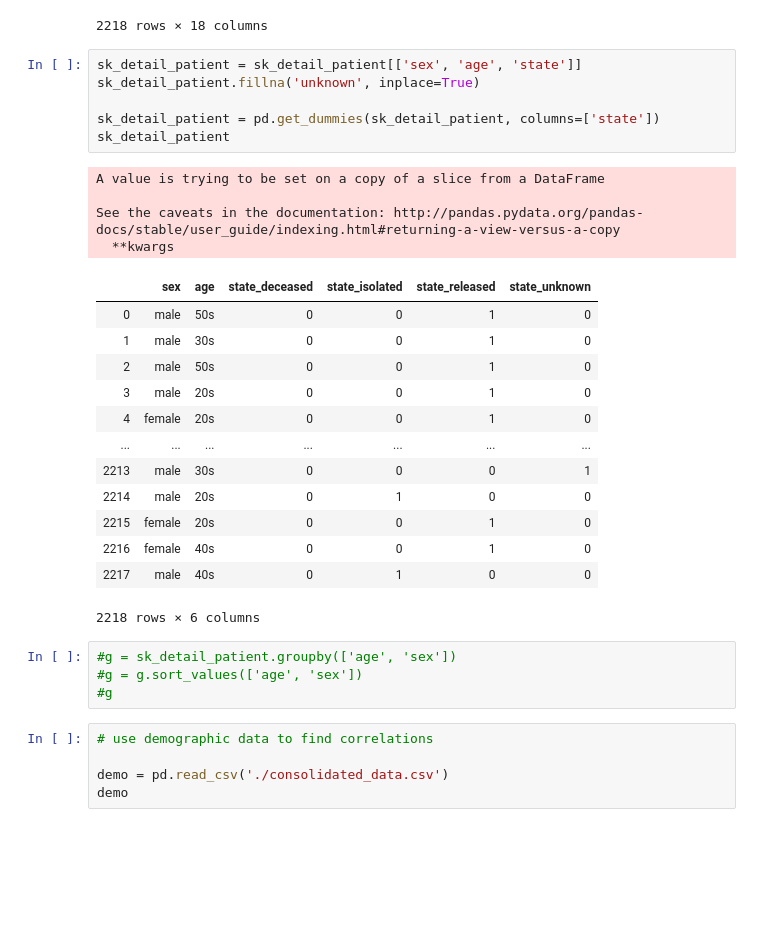
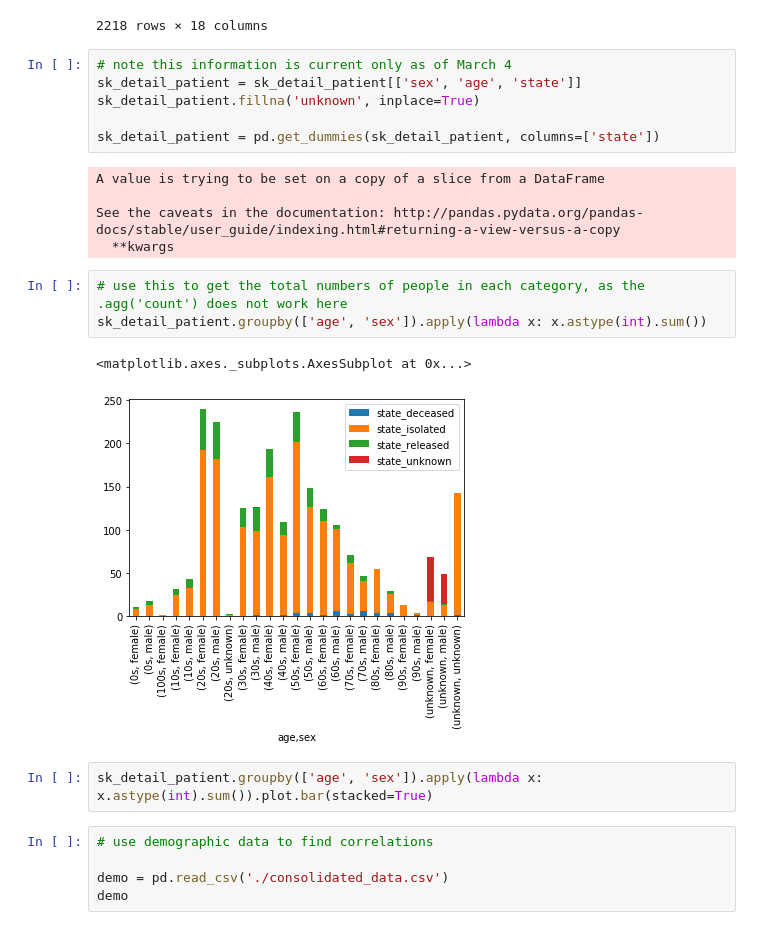
Before and after one commit to FarmageddonNow/CV19, a Jupyter notebook: CV19_Analysis.ipynb, the cells around one changed output. Cells and saved outputs as stored; diff of their text form; blank space fills up the shorter version.

Commit message:
added additional data and new notebook for SK detailed study

```diff
--- a/CV19_Analysis.ipynb
+++ b/CV19_Analysis.ipynb
@@ -284,33 +286,24 @@ sk_detail_patient
 | 2217 | 7000000004 | 5534.0 | male | 1974.0 | 40s | Korea | Jeju-do | Jeju-do | NaN | ... |
 2218 rows × 18 columns
 # %%
+# note this information is current only as of March 4
 sk_detail_patient = sk_detail_patient[['sex', 'age', 'state']]
 sk_detail_patient.fillna('unknown', inplace=True)
 
 sk_detail_patient = pd.get_dummies(sk_detail_patient, columns=['state'])
-sk_detail_patient
 # %% [output]
 A value is trying to be set on a copy of a slice from a DataFrame
 
 See the caveats in the documentation: http://pandas.pydata.org/pandas-docs/stable/user_guide/indexing.html#returning-a-view-versus-a-copy
   **kwargs
-|  | sex | age | state_deceased | state_isolated | state_released | state_unknown |
-| 0 | male | 50s | 0 | 0 | 1 | 0 |
-| 1 | male | 30s | 0 | 0 | 1 | 0 |
-| 2 | male | 50s | 0 | 0 | 1 | 0 |
-| 3 | male | 20s | 0 | 0 | 1 | 0 |
-| 4 | female | 20s | 0 | 0 | 1 | 0 |
-| ... | ... | ... | ... | ... | ... | ... |
-| 2213 | male | 30s | 0 | 0 | 0 | 1 |
-| 2214 | male | 20s | 0 | 1 | 0 | 0 |
-| 2215 | female | 20s | 0 | 0 | 1 | 0 |
-| 2216 | female | 40s | 0 | 0 | 1 | 0 |
-| 2217 | male | 40s | 0 | 1 | 0 | 0 |
-2218 rows × 6 columns
-# %%
-#g = sk_detail_patient.groupby(['age', 'sex'])
-#g = g.sort_values(['age', 'sex'])
-#g
+# %%
+# use this to get the total numbers of people in each category, as the .agg('count') does not work here
+sk_detail_patient.groupby(['age', 'sex']).apply(lambda x: x.astype(int).sum())
+# %% [output]
+<matplotlib.axes._subplots.AxesSubplot at 0x...>
+[figure, added]
+# %%
+sk_detail_patient.groupby(['age', 'sex']).apply(lambda x: x.astype(int).sum()).plot.bar(stacked=True)
 # %%
 # use demographic data to find correlations
 
```
Also changed, not shown: parts of 16 cells of this notebook, 2 other files.
